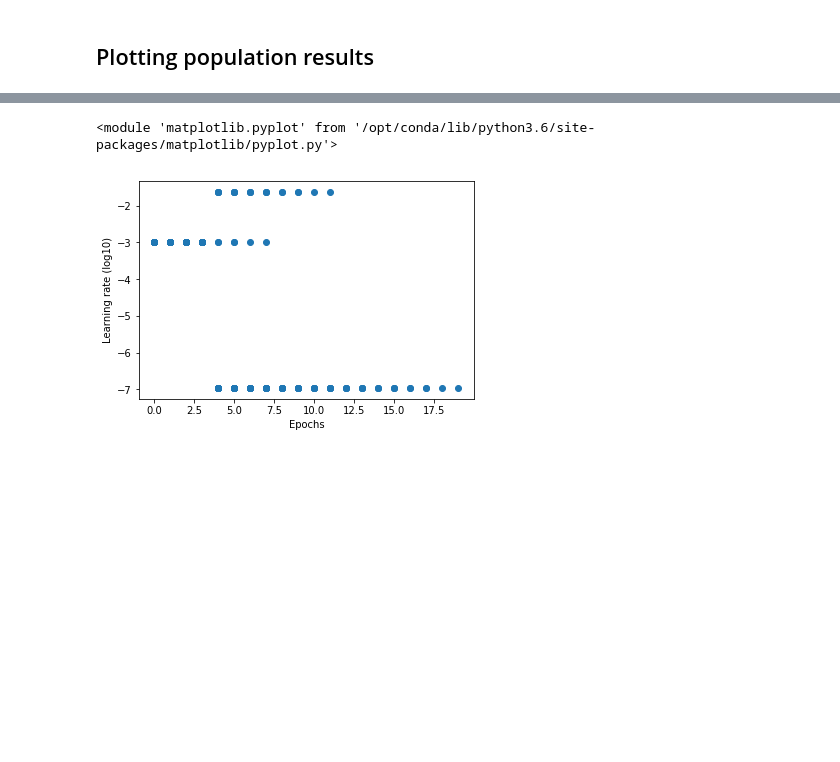
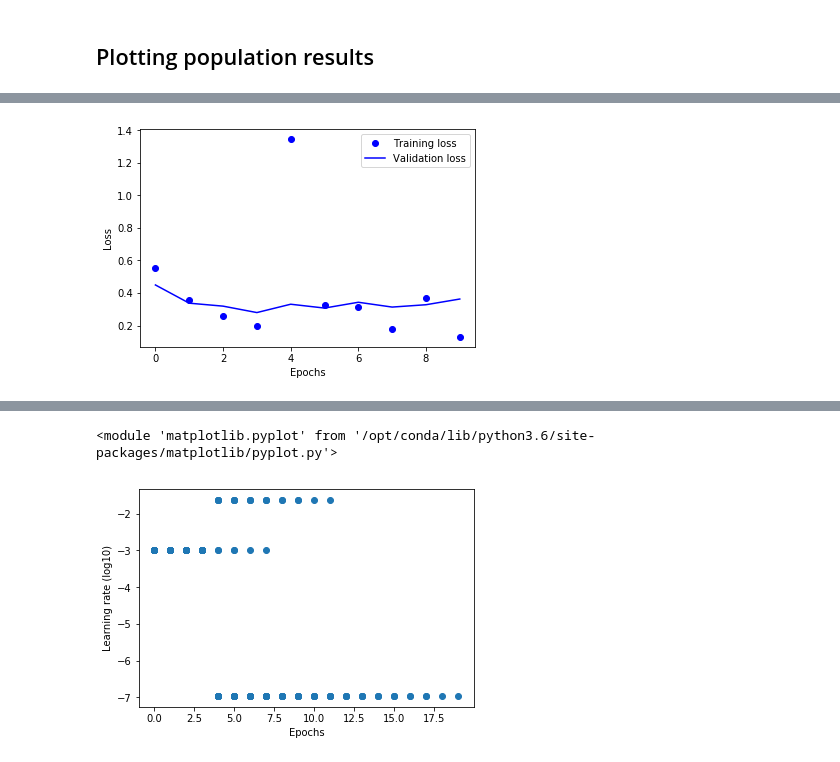
Before and after one commit to dylan-stark/pybt, a Jupyter notebook: notebooks/imdb.ipynb, the cells around one changed output, grey strips where cells are left out. Drawn from its saved outputs; the diff is of its cells as text; code cells hidden in the pictures; blank space fills up the shorter version.

```diff
--- a/notebooks/imdb.ipynb
+++ b/notebooks/imdb.ipynb
@@ -129,3 +131,5 @@ IndexError: list index out of range
 # %%
-notebook.plot_member_loss(obs, 12).show()
+notebook.plot_member_loss(obs, 8).show()
+# %% [output]
+[figure, added]
 # %%
```
Also changed, not shown: parts of 7 cells of this notebook, 3 other files.
